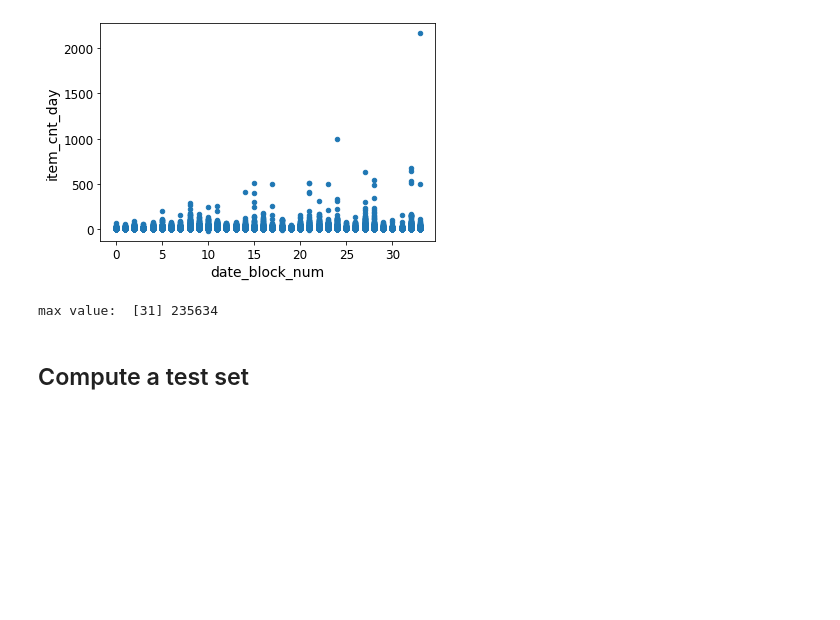
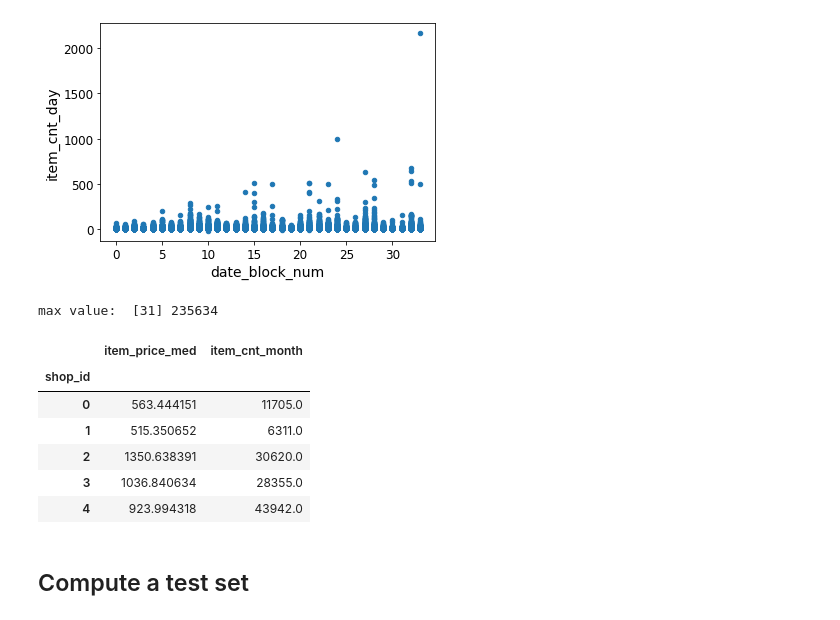
Before and after one commit to nyculescu/kaggle__competitive_data_science_predict_future_sales, a Jupyter notebook: 01_kernel_nb.ipynb, the cells around one changed output. Drawn from its saved outputs; the diff is of its cells as text; code cells hidden in the pictures; blank space fills up the shorter version.

```diff
--- a/01_kernel_nb.ipynb
+++ b/01_kernel_nb.ipynb
@@ -324,3 +317,19 @@ max value:  [31] 235634
 # sales_train_outl_mdl = sales_train_outl.copy()
 
 ### This is not needed due to feature scaling
+# %%
+sales_train_gb = sales_train.drop(['date_block_num', 'item_id', 'item_cnt_day'], axis = 1).groupby('shop_id').mean()
+sales_train_gb_ = sales_train.drop(['date_block_num', 'item_id', 'item_price'], axis = 1).groupby('shop_id').sum()
+sales_train_gb['item_cnt_month'] = sales_train_gb_['item_cnt_day']
+
+sales_train_gb.rename(columns={"item_price": "item_price_med"}, inplace=True)
+
+sales_train_gb.head()
+# %% [output]
+|  | item_price_med | item_cnt_month |
+| shop_id |  |  |
+| 0 | 563.444151 | 11705.0 |
+| 1 | 515.350652 | 6311.0 |
+| 2 | 1350.638391 | 30620.0 |
+| 3 | 1036.840634 | 28355.0 |
+| 4 | 923.994318 | 43942.0 |
```
Also changed, not shown: parts of 20 cells of this notebook.
